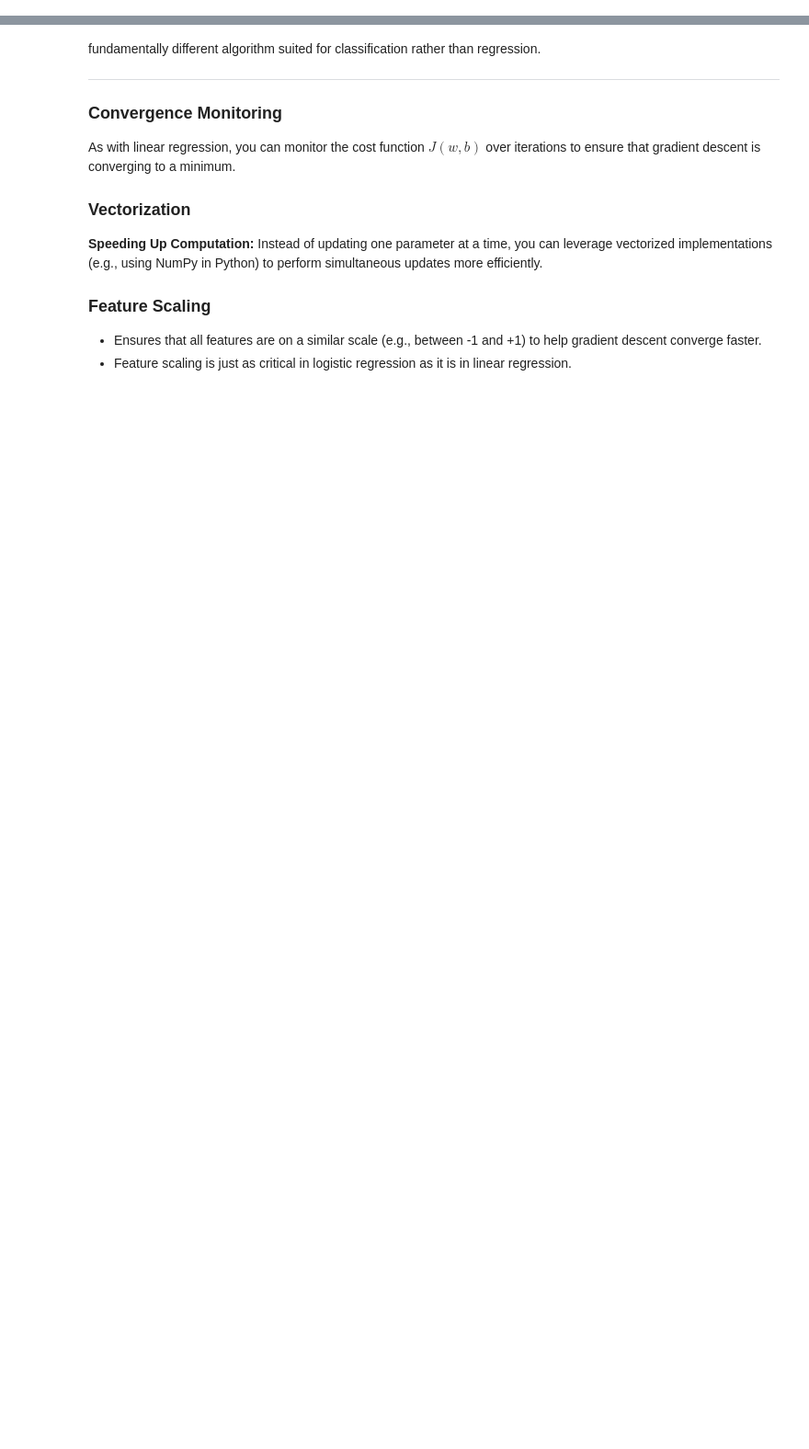
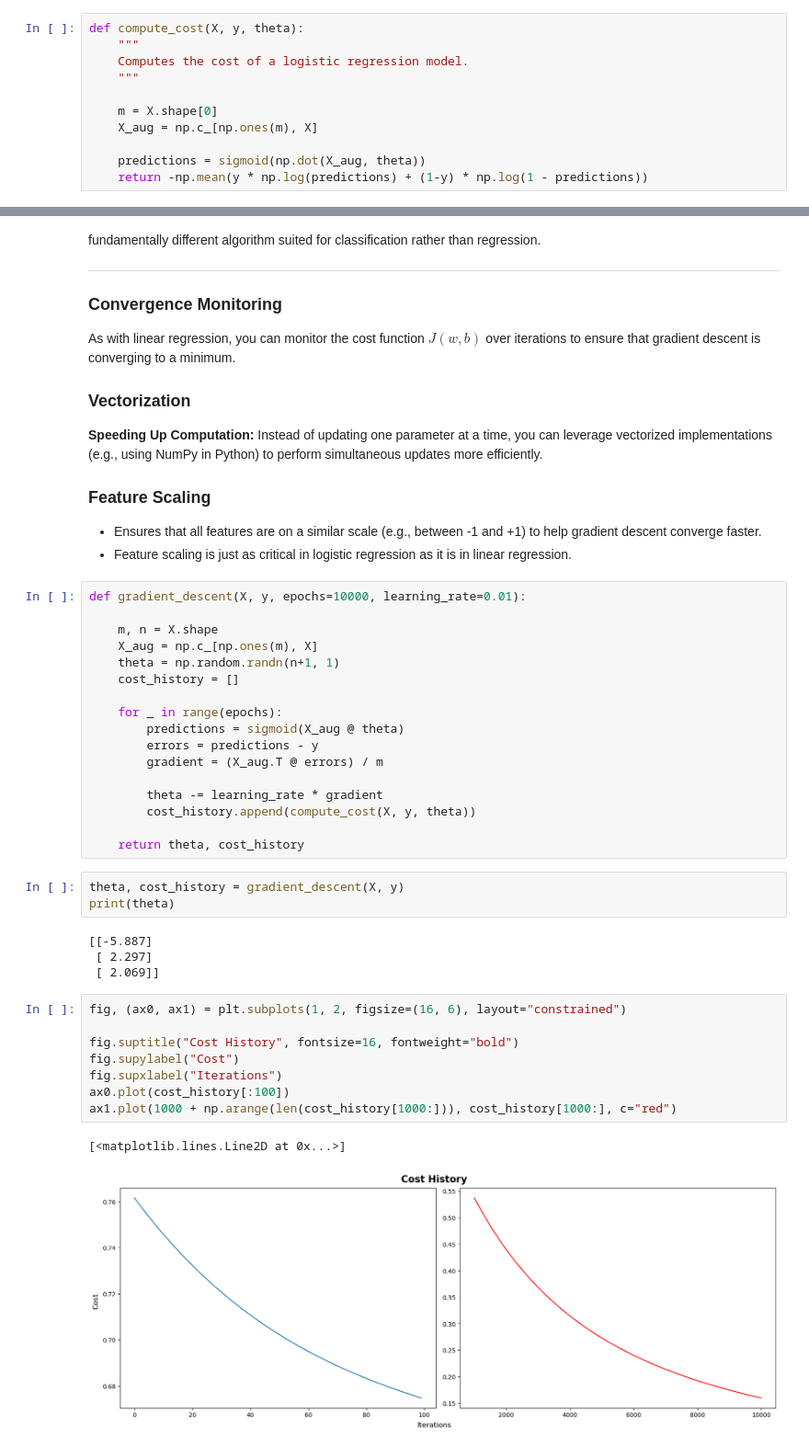
Before and after one commit to AidenHadisi/ml-journey, a Jupyter notebook: 011_logistic_regression.ipynb, the cells around one changed output, grey strips where cells are left out. Shown: that part at 92% size. Saved outputs shown, nothing was run; the diff lists cells and outputs as text; blank space fills up the shorter version.

```diff
--- a/011_logistic_regression.ipynb
+++ b/011_logistic_regression.ipynb
@@ -417,3 +417,14 @@ $$
 
 The choice of this specific cost function is motivated by **Maximum Likelihood Estimation (MLE)**.
 **MLE** is a statistical method for estimating the parameters of a model in a way that maximizes the probability (likelihood) of observing the given data. This formulation leads to a cost function that is **convex**, ensuring that gradient descent can efficiently find the global minimum.
+# %%
+def compute_cost(X, y, theta):
+    """
+    Computes the cost of a logistic regression model.
+    """
+
+    m = X.shape[0]
+    X_aug = np.c_[np.ones(m), X]
+
+    predictions = sigmoid(np.dot(X_aug, theta))
+    return -np.mean(y * np.log(predictions) + (1-y) * np.log(1 - predictions))
@@ -504,3 +520,38 @@ As with linear regression, you can monitor the cost function $J(w, b)$ over iter
 
 - Ensures that all features are on a similar scale (e.g., between -1 and +1) to help gradient descent converge faster.
 - Feature scaling is just as critical in logistic regression as it is in linear regression.
+# %%
+def gradient_descent(X, y, epochs=10000, learning_rate=0.01):
+
+    m, n = X.shape
+    X_aug = np.c_[np.ones(m), X]
+    theta = np.random.randn(n+1, 1)
+    cost_history = []
+
+    for _ in range(epochs):
+        predictions = sigmoid(X_aug @ theta)
+        errors = predictions - y
+        gradient = (X_aug.T @ errors) / m
+
+        theta -= learning_rate * gradient
+        cost_history.append(compute_cost(X, y, theta))
+
+    return theta, cost_history
+# %%
+theta, cost_history = gradient_descent(X, y)
+print(theta)
+# %% [output]
+[[-5.887]
+ [ 2.297]
+ [ 2.069]]
+# %%
+fig, (ax0, ax1) = plt.subplots(1, 2, figsize=(16, 6), layout="constrained")
+
+fig.suptitle("Cost History", fontsize=16, fontweight="bold")
+fig.supylabel("Cost")
+fig.supxlabel("Iterations")
+ax0.plot(cost_history[:100])
+ax1.plot(1000 + np.arange(len(cost_history[1000:])), cost_history[1000:], c="red")
+# %% [output]
+[<matplotlib.lines.Line2D at 0x...>]
+[figure, added]
```
Also changed, not shown: parts of 10 cells of this notebook, 2 other files.
